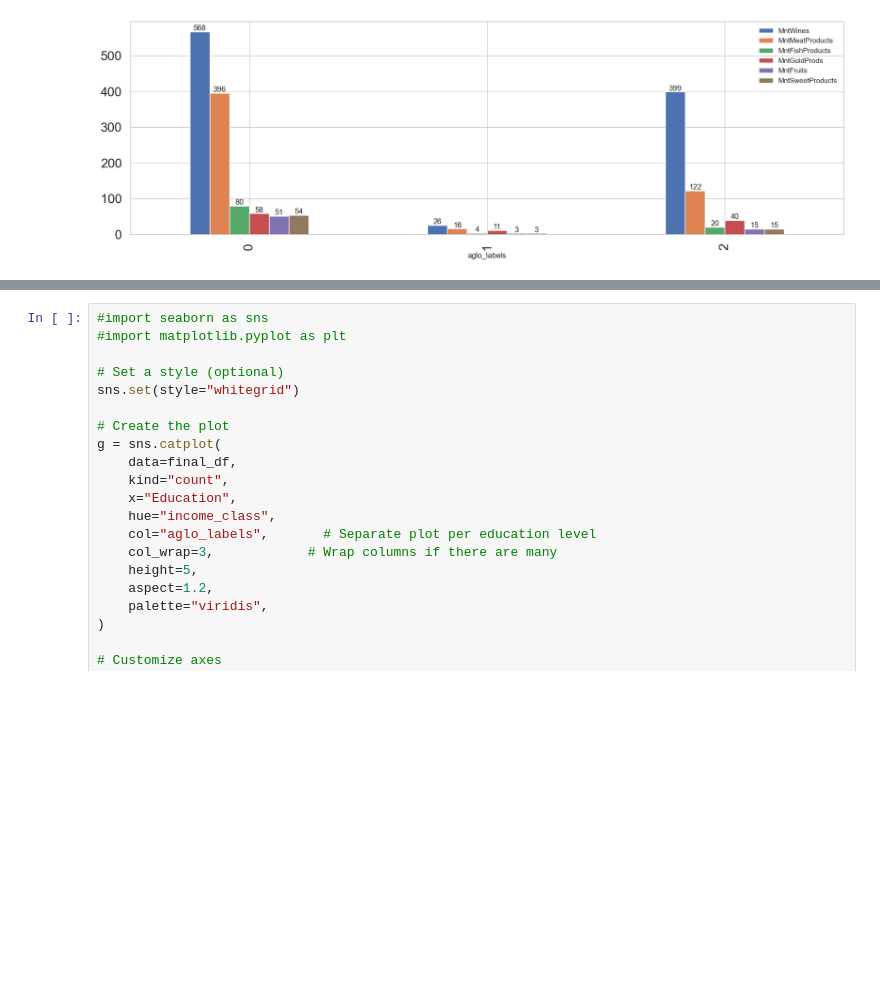
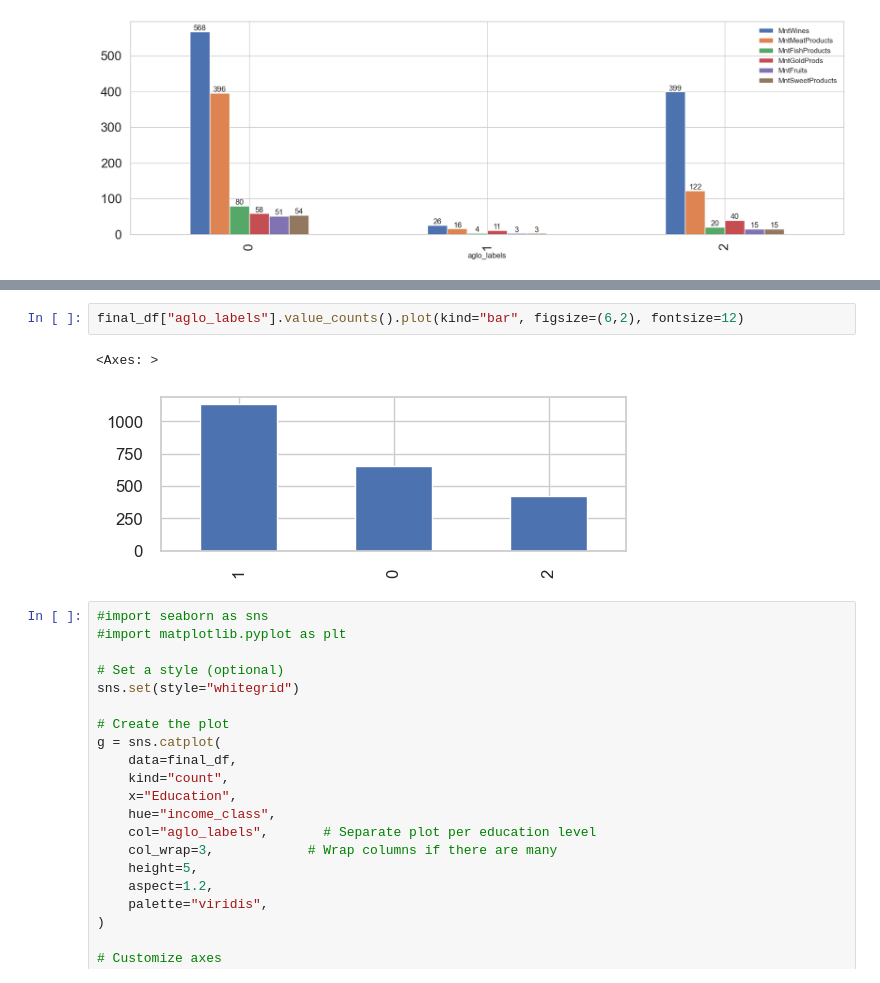
Before and after one commit to a-cerman/datascience, a Jupyter notebook: ML/ML_20_21_(Clustering_Analysis_Customers_Segmentation)-EN_mysolution_to_send_20250709.ipynb, the cells around one changed output, grey strips where cells are left out. Drawn from its saved outputs; the diff is of its cells as text; blank space fills up the shorter version.

```diff
--- a/ML/ML_20_21_(Clustering_Analysis_Customers_Segmentation)-EN_mysolution_to_send_20250709.ipynb
+++ b/ML/ML_20_21_(Clustering_Analysis_Customers_Segmentation)-EN_mysolution_to_send_20250709.ipynb
@@ -1645,3 +1668,8 @@ for p in ax.containers:
+# %%
+final_df["aglo_labels"].value_counts().plot(kind="bar", figsize=(6,2), fontsize=12)
+# %% [output]
+<Axes: >
+[figure, added]
 # %%
 #import seaborn as sns
 #import matplotlib.pyplot as plt
```
Also changed, not shown: parts of 2 cells of this notebook.
